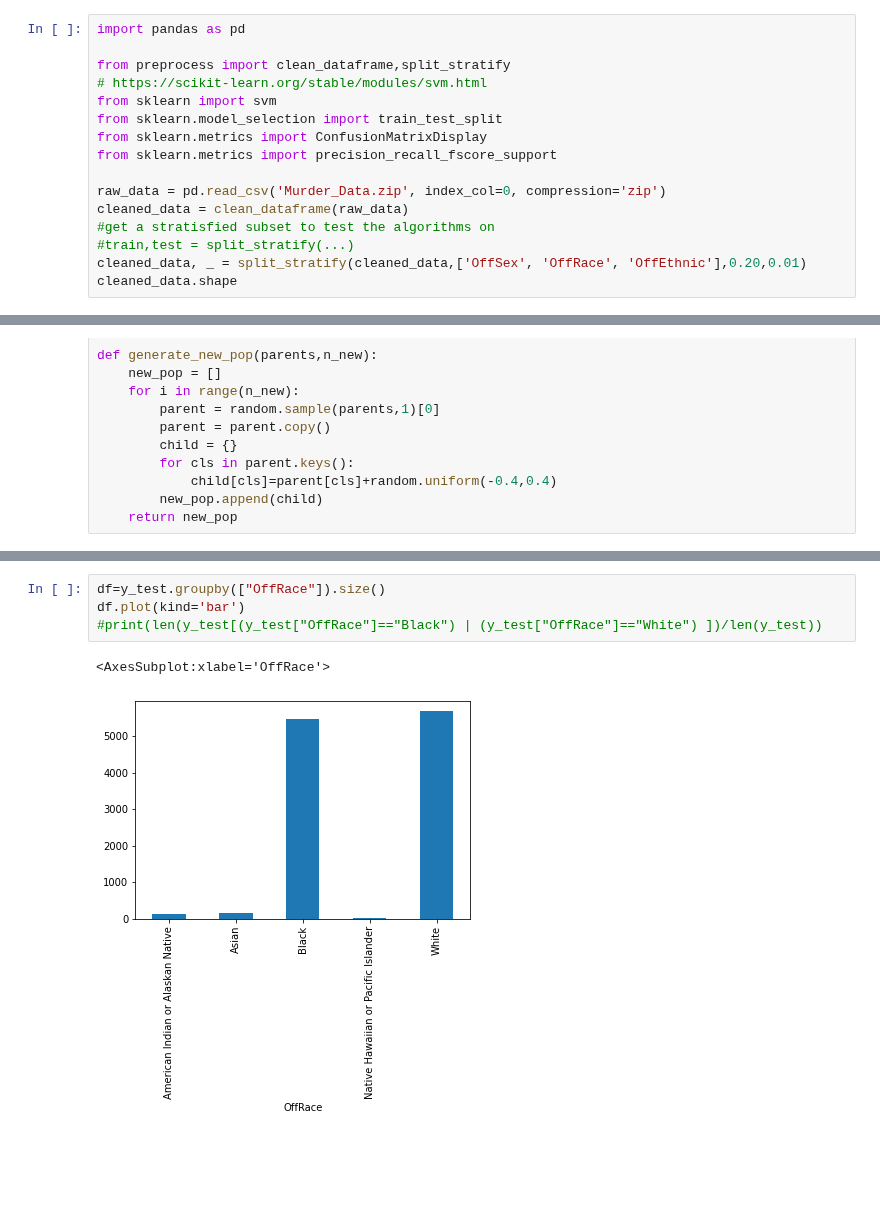
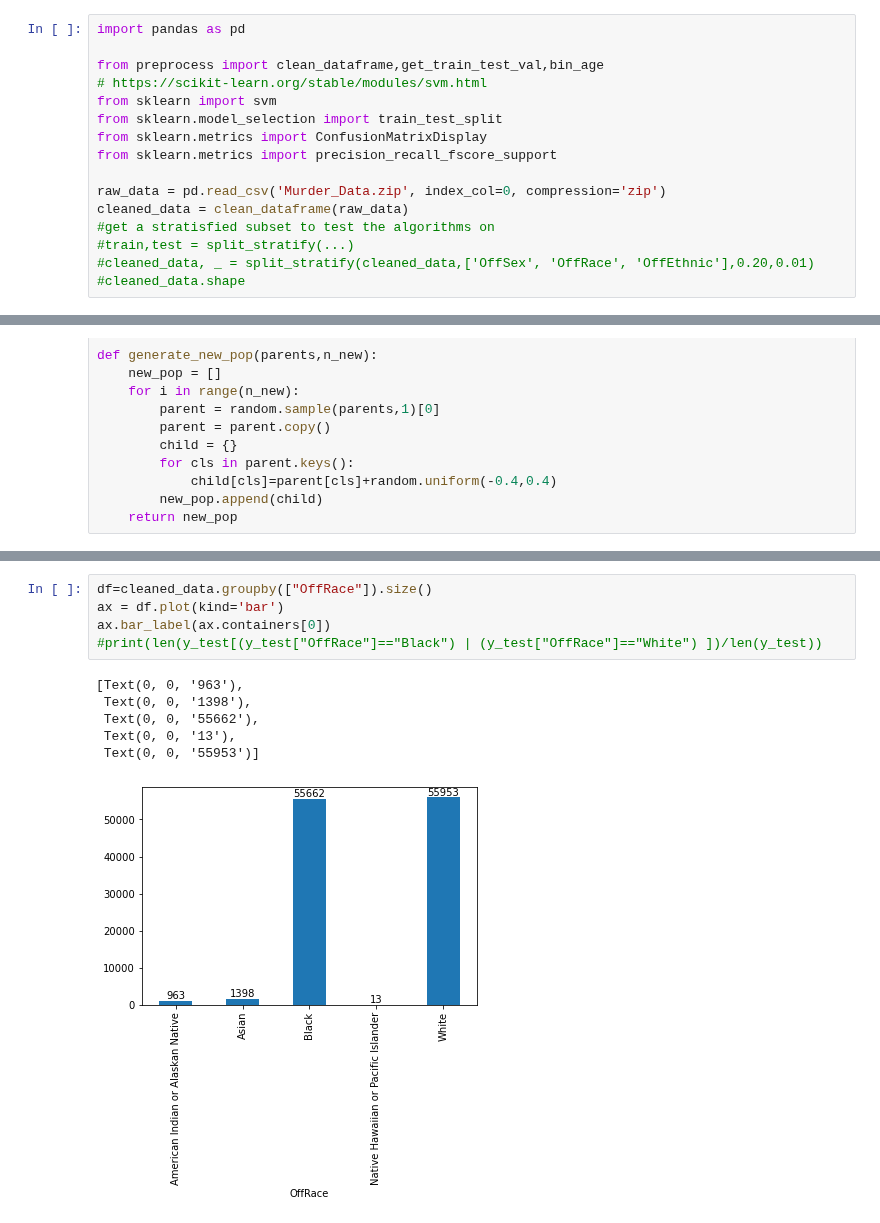
Before and after one commit to lougau92/MA1-Development-of-XAI-based-framework-to-Understand-Predict-and-Link-Homicides, a Jupyter notebook: svm_single_feature.ipynb, the cells around one changed output, grey strips where cells are left out. Saved outputs shown, nothing was run; the diff lists cells and outputs as text; blank space fills up the shorter version.

```diff
--- a/svm_single_feature.ipynb
+++ b/svm_single_feature.ipynb
@@ -1,7 +1,7 @@
 # %%
 import pandas as pd
 
-from preprocess import clean_dataframe,split_stratify
+from preprocess import clean_dataframe,get_train_test_val,bin_age
 # https://scikit-learn.org/stable/modules/svm.html
 from sklearn import svm
 from sklearn.model_selection import train_test_split
@@ -12,5 +12,5 @@ raw_data = pd.read_csv('Murder_Data.zip', index_col=0, compression='zip')
 cleaned_data = clean_dataframe(raw_data)
 #get a stratisfied subset to test the algorithms on
 #train,test = split_stratify(...)
-cleaned_data, _ = split_stratify(cleaned_data,['OffSex', 'OffRace', 'OffEthnic'],0.20,0.01)
-cleaned_data.shape
+#cleaned_data, _ = split_stratify(cleaned_data,['OffSex', 'OffRace', 'OffEthnic'],0.20,0.01)
+#cleaned_data.shape
@@ -170,8 +252,13 @@ Accuracy on male class: 0.6733346472211273
 # %%
-df=y_test.groupby(["OffRace"]).size()
-df.plot(kind='bar')
+df=cleaned_data.groupby(["OffRace"]).size()
+ax = df.plot(kind='bar')
+ax.bar_label(ax.containers[0])
 #print(len(y_test[(y_test["OffRace"]=="Black") | (y_test["OffRace"]=="White") ])/len(y_test))
 # %% [output]
-<AxesSubplot:xlabel='OffRace'>
+[Text(0, 0, '963'),
+ Text(0, 0, '1398'),
+ Text(0, 0, '55662'),
+ Text(0, 0, '13'),
+ Text(0, 0, '55953')]
-[figure, old version]
+[figure, new version]
 # %%
```
Also changed, not shown: parts of 17 cells of this notebook.
